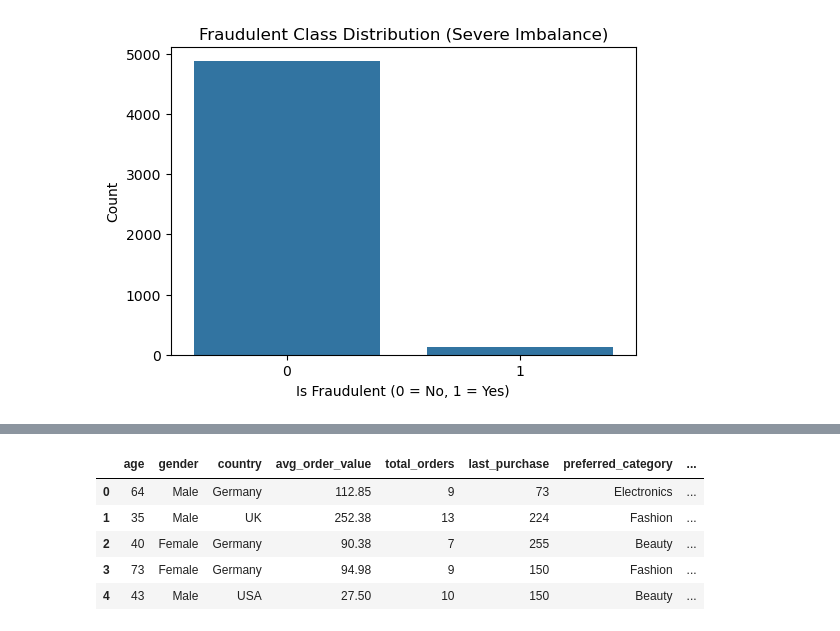
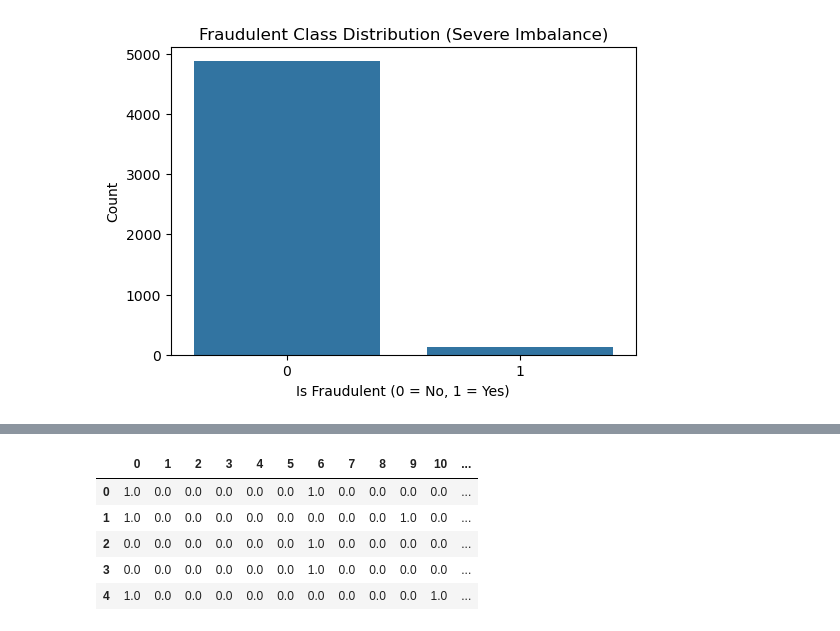
Before and after one commit to murtazakhanpro/Assignment_SMIT_AIDS_2026, a Jupyter notebook: Assignment_9_(multiple ML model)/MasterSession_with(enoding&scalling).ipynb, the cells around one changed output, grey strips where cells are left out. Saved outputs shown, nothing was run; the diff lists cells and outputs as text; code cells hidden in the pictures.

```diff
--- a/Assignment_9_(multiple ML model)/MasterSession_with(enoding&scalling).ipynb
+++ b/Assignment_9_(multiple ML model)/MasterSession_with(enoding&scalling).ipynb
@@ -67,8 +67,8 @@ y = df['is_fraudulent']
 # let enode and fix something before puting
 # in making it ready for machine laerning
 
-num_col = X.select_dtypes(include=['int16', 'float64'])
-cat_col = ['gender', 'counter', 'preferred_category']
+num_col = X.select_dtypes(include=['int64', 'float64']).columns.tolist()
+cat_col = ['gender', 'country', 'preferred_category']
 # %%
 print('numerical columns' , num_col)
 print('categorcal columns' , cat_col)
@@ -99,11 +97,14 @@ ValueError: Boolean array expected for the condition, not float64
 encoder = OneHotEncoder(drop='first', sparse_output=False)
 X_cat_encoded = encoder.fit_transform(X[cat_col])
 # %%
-X.head()
+cat_encoded_cols = encoder.get_feature_names_out(cat_col)
+df_cat_encoded_cols = pd.DataFrame(X_cat_encoded ,index=X.index)
-# %% [output]
-|  | age | gender | country | avg_order_value | total_orders | last_purchase | preferred_category | ... |
-| 0 | 64 | Male | Germany | 112.85 | 9 | 73 | Electronics | ... |
-| 1 | 35 | Male | UK | 252.38 | 13 | 224 | Fashion | ... |
-| 2 | 40 | Female | Germany | 90.38 | 7 | 255 | Beauty | ... |
-| 3 | 73 | Female | Germany | 94.98 | 9 | 150 | Fashion | ... |
-| 4 | 43 | Male | USA | 27.50 | 10 | 150 | Beauty | ... |
+# %%
+df_cat_encoded_cols.head()
+# %% [output]
+|  | 0 | 1 | 2 | 3 | 4 | 5 | 6 | 7 | 8 | 9 | 10 | ... |
+| 0 | 1.0 | 0.0 | 0.0 | 0.0 | 0.0 | 0.0 | 1.0 | 0.0 | 0.0 | 0.0 | 0.0 | ... |
+| 1 | 1.0 | 0.0 | 0.0 | 0.0 | 0.0 | 0.0 | 0.0 | 0.0 | 0.0 | 1.0 | 0.0 | ... |
+| 2 | 0.0 | 0.0 | 0.0 | 0.0 | 0.0 | 0.0 | 1.0 | 0.0 | 0.0 | 0.0 | 0.0 | ... |
+| 3 | 0.0 | 0.0 | 0.0 | 0.0 | 0.0 | 0.0 | 1.0 | 0.0 | 0.0 | 0.0 | 0.0 | ... |
+| 4 | 1.0 | 0.0 | 0.0 | 0.0 | 0.0 | 0.0 | 0.0 | 0.0 | 0.0 | 0.0 | 1.0 | ... |
```
Also changed, not shown: parts of 17 cells of this notebook.
